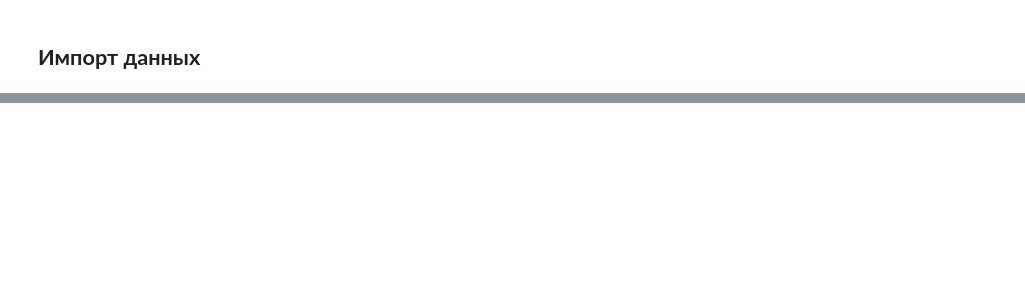
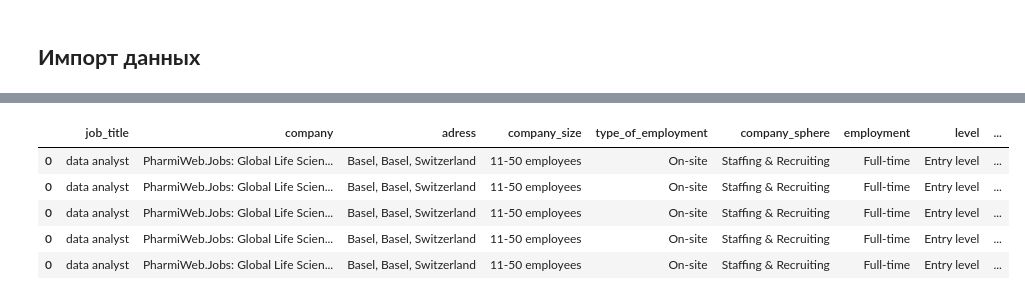
Before and after one commit to Zhmuidetsky/Research-of-vacancies-on-LinkedIn, a Jupyter notebook: Исследование вакансий с сайта LinkedIn.ipynb, the cells around one changed output, grey strips where cells are left out. Saved outputs shown, nothing was run; the diff lists cells and outputs as text; code cells hidden in the pictures; blank space fills up the shorter version.

```diff
--- a/Исследование вакансий с сайта LinkedIn.ipynb
+++ b/Исследование вакансий с сайта LinkedIn.ipynb
@@ -151,0 +680,9 @@ print(job.text)
+# %%
+df_exploded.head(5)
+# %% [output]
+|  | job_title | company | adress | company_size | type_of_employment | company_sphere | employment | level | ... |
+| 0 | data analyst | PharmiWeb.Jobs: Global Life Scien... | Basel, Basel, Switzerland | 11-50 employees | On-site | Staffing & Recruiting | Full-time | Entry level | ... |
+| 0 | data analyst | PharmiWeb.Jobs: Global Life Scien... | Basel, Basel, Switzerland | 11-50 employees | On-site | Staffing & Recruiting | Full-time | Entry level | ... |
+| 0 | data analyst | PharmiWeb.Jobs: Global Life Scien... | Basel, Basel, Switzerland | 11-50 employees | On-site | Staffing & Recruiting | Full-time | Entry level | ... |
+| 0 | data analyst | PharmiWeb.Jobs: Global Life Scien... | Basel, Basel, Switzerland | 11-50 employees | On-site | Staffing & Recruiting | Full-time | Entry level | ... |
+| 0 | data analyst | PharmiWeb.Jobs: Global Life Scien... | Basel, Basel, Switzerland | 11-50 employees | On-site | Staffing & Recruiting | Full-time | Entry level | ... |
```
Also changed, not shown: parts of 116 cells of this notebook.
